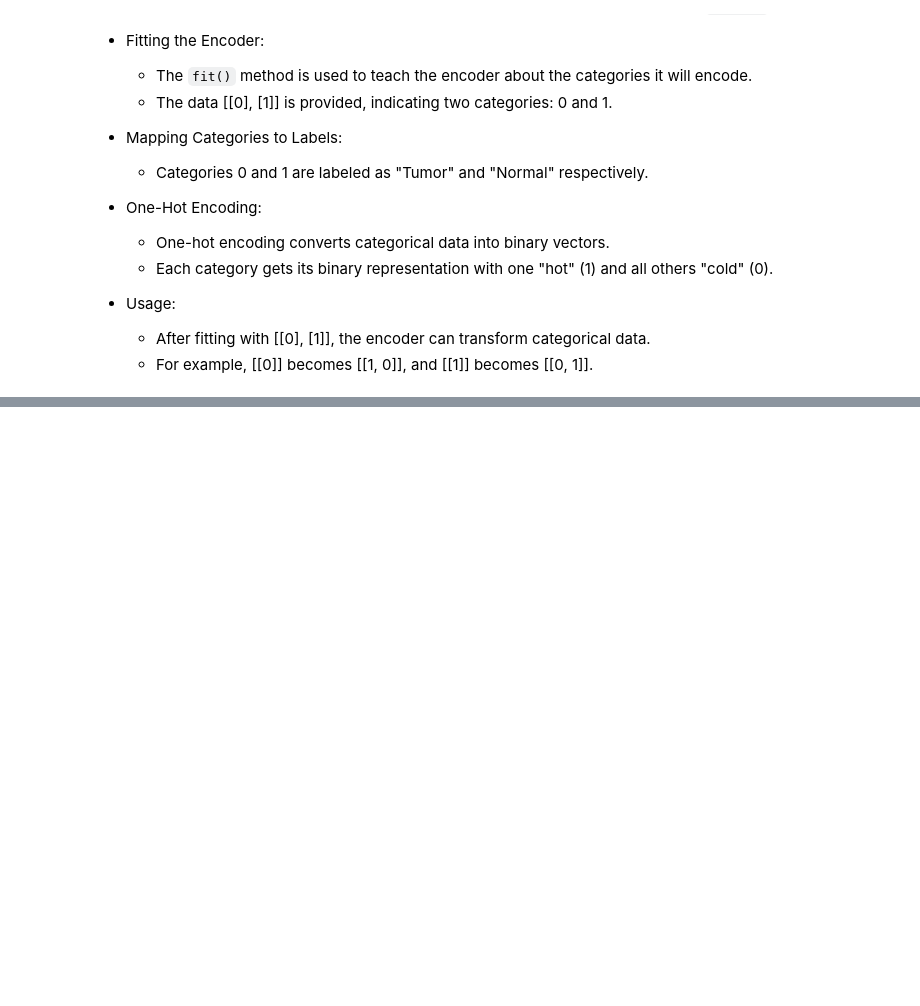
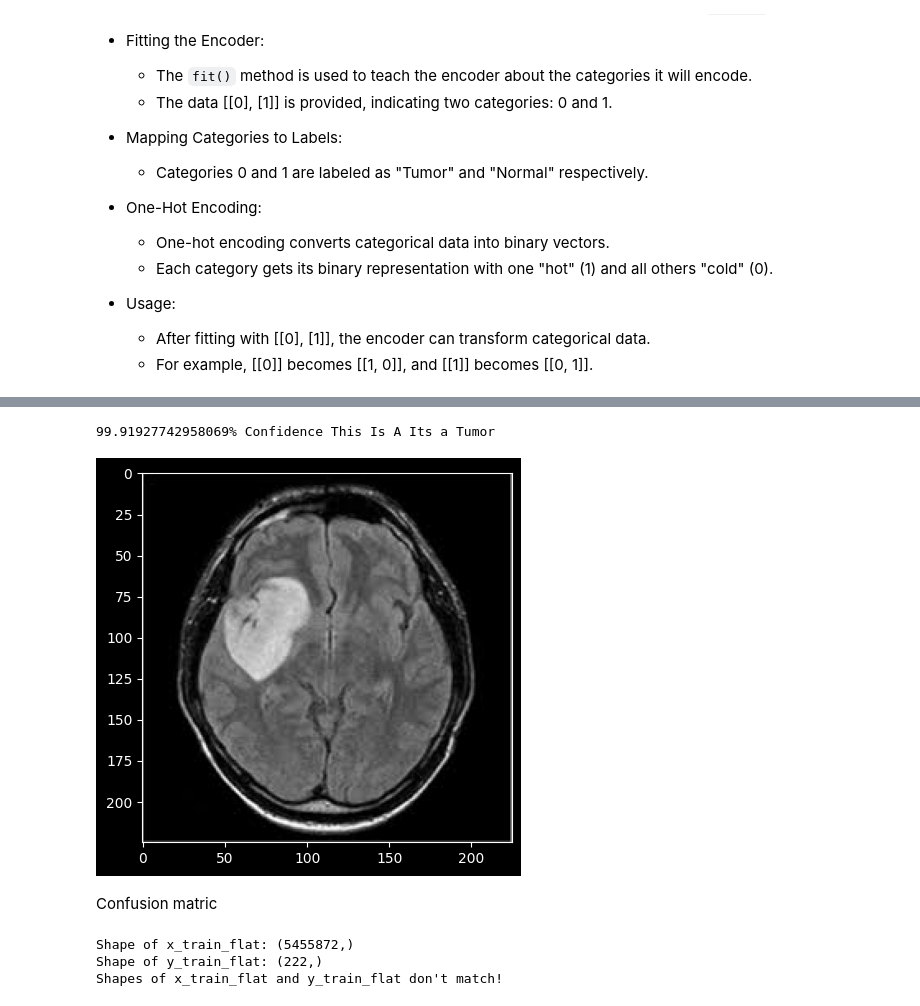
Before and after one commit to mri-brain-tumour-detection/tumor-detection, a Jupyter notebook: Simple Classification/Main.ipynb, the cells around one changed output, grey strips where cells are left out. Cells and saved outputs as stored; diff of their text form; code cells hidden in the pictures; blank space fills up the shorter version.

```diff
--- a/Simple Classification/Main.ipynb
+++ b/Simple Classification/Main.ipynb
@@ -43,7 +49,7 @@ data = []
 paths = []
 result = []
 
-for r, d, f in os.walk(r'/Users/kartiksethi/Desktop/Mritumor/brain_tumor_dataset/yes'):
+for r, d, f in os.walk(r'/Users/kartiksethi/Desktop/Mritumor/Simple Classification/brain_tumor_dataset/yes'):
     for file in f:
         if '.jpg' in file:
             paths.append(os.path.join(r, file))
@@ -56,10 +62,9 @@ for path in paths:
         data.append(np.array(img))
         result.append(encoder.transform([[0]]).toarray())
 # %%
-# This cell updates result list for images without tumor
 
 paths = []
-for r, d, f in os.walk(r"/Users/kartiksethi/Desktop/Mritumor/brain_tumor_dataset/no"):
+for r, d, f in os.walk(r"/Users/kartiksethi/Desktop/Mritumor/Simple Classification/brain_tumor_dataset/no"):
     for file in f:
         if '.jpg' in file:
             paths.append(os.path.join(r, file))
@@ -77,6 +84,6 @@ data.shape
 # %%
 result = np.array(result)
-result = result.reshape(128,128,3)
+result = result.reshape(139,2)
 # %%
 x_train,x_test,y_train,y_test = train_test_split(data, result, test_size=0.2, shuffle=True, random_state=0)
 # %%
@@ -198,12 +250,15 @@ def names(number):
 #     print("Confidence This Is " + names(classification) + ": " + str(res[0][classification]*100) + "%")
 # %%
 from matplotlib.pyplot import imshow
-img = Image.open(r"/Users/kartiksethi/Desktop/Mritumor/brain_tumor_dataset/yes/Y6.jpg")
+img = Image.open(r"/Users/kartiksethi/Desktop/Mritumor/Simple Classification/brain_tumor_dataset/yes/Y4.jpg")
 x = np.array(img.resize((128,128)))
 x = x.reshape(1,128,128,3)
 res = model.predict_on_batch(x)
 classification = np.where(res == np.amax(res))[1][0]
 imshow(img)
 print(str(res[0][classification]*100) + '% Confidence This Is A ' + names(classification))
 model.save('loc.keras')
+# %% [output]
+99.91927742958069% Confidence This Is A Its a Tumor
+[figure, added]
 # %%
@@ -218,0 +274,33 @@ print(str(res[0][classification]*100) + '% Confidence This Is A ' + names(classi
+# %% [markdown]
+Confusion matric
+# %%
+import numpy as np
+from sklearn.metrics import confusion_matrix
+import seaborn as sns
+import matplotlib.pyplot as plt
+
+# Flatten x_train and y_train if they are multi-dimensional arrays
+x_train_flat = np.ravel(x_train)
+y_train_flat = np.ravel(y_train)
+
+# Check the shapes of x_train_flat and y_train_flat
+print("Shape of x_train_flat:", x_train_flat.shape)
+print("Shape of y_train_flat:", y_train_flat.shape)
+
+# Calculate the confusion matrix if shapes match
+if x_train_flat.shape == y_train_flat.shape:
+    conf_matrix = confusion_matrix(y_train_flat, x_train_flat)
+
+    # Plot the confusion matrix
+    plt.figure(figsize=(8, 6))
+    sns.heatmap(conf_matrix, annot=True, fmt='d', cmap='Blues')
+    plt.xlabel('Predicted Labels')
+    plt.ylabel('True Labels')
+    plt.title('Confusion Matrix')
+    plt.show()
+else:
+    print("Shapes of x_train_flat and y_train_flat don't match!")
+# %% [output]
+Shape of x_train_flat: (5455872,)
+Shape of y_train_flat: (222,)
+Shapes of x_train_flat and y_train_flat don't match!
```
Also changed, not shown: parts of 9 cells of this notebook, 1 other file.
